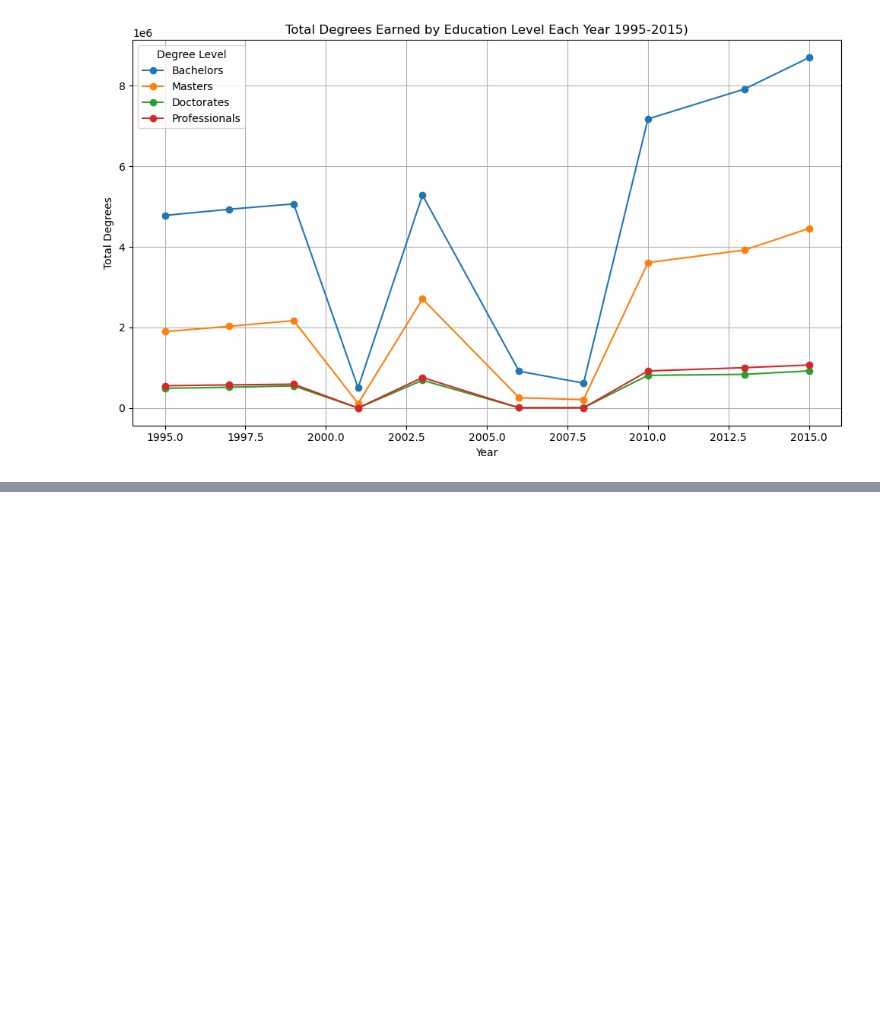
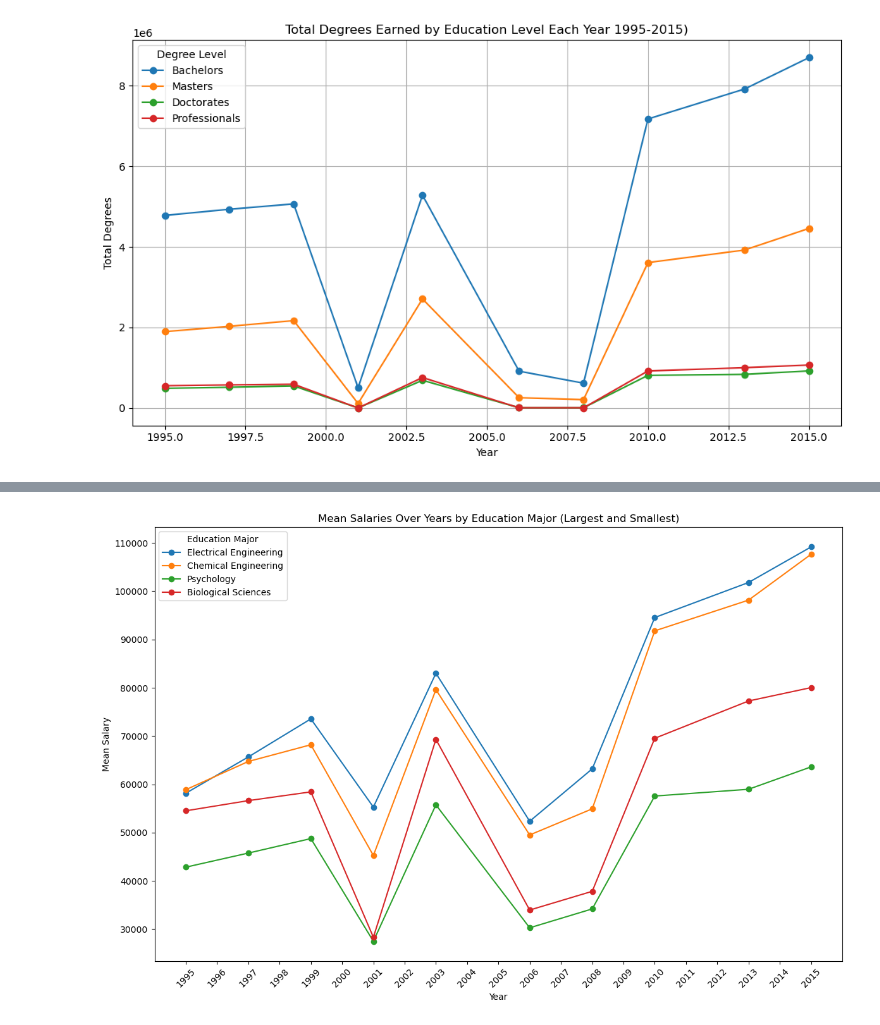
Before and after one commit to craha001/Project-1---Group-1, a Jupyter notebook: Project 1.ipynb, the cells around one changed output, grey strips where cells are left out. Cells and saved outputs as stored; diff of their text form; code cells hidden in the pictures; blank space fills up the shorter version.

```diff
--- a/Project 1.ipynb
+++ b/Project 1.ipynb
@@ -303,0 +354,29 @@ plt.show()
+# %%
+salaries_2_df = cleaned_df.pivot(index='Year', columns='Education.Major', values='Salaries.Mean')
+
+# Calculate the average mean salary across all years for each major
+average_salaries = salaries_2_df.mean()
+
+# Identify the two majors with the highest average salaries and the two with the lowest
+largest_two_majors = average_salaries.nlargest(2).index
+smallest_two_majors = average_salaries.nsmallest(2).index
+
+# Combine the selected majors
+selected_majors = list(largest_two_majors) + list(smallest_two_majors)
+
+
+# Plot the data for the selected majors
+plt.figure(figsize=(12, 8))
+
+for major in selected_majors:
+    plt.plot(salaries_df.index, salaries_df[major], marker='o', label=major)
+
+plt.title('Mean Salaries Over Years by Education Major (Largest and Smallest)')
+plt.xlabel('Year')
+plt.ylabel('Mean Salary')
+plt.xticks(ticks=range(int(salaries_df.index.min()), int(salaries_df.index.max()) + 1), rotation=45)
+plt.legend(title="Education Major", loc='upper left')
+plt.tight_layout()
+plt.show()
+# %% [output]
+[figure, added]
```
Also changed, not shown: parts of 11 cells of this notebook.
